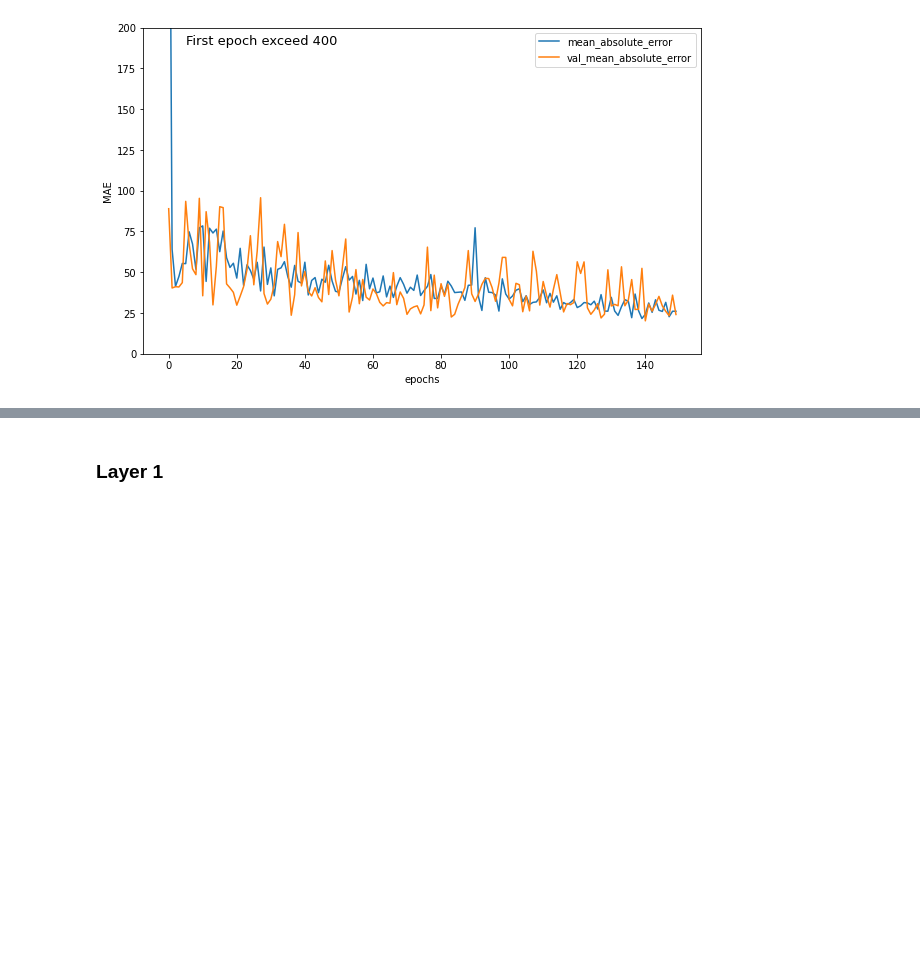
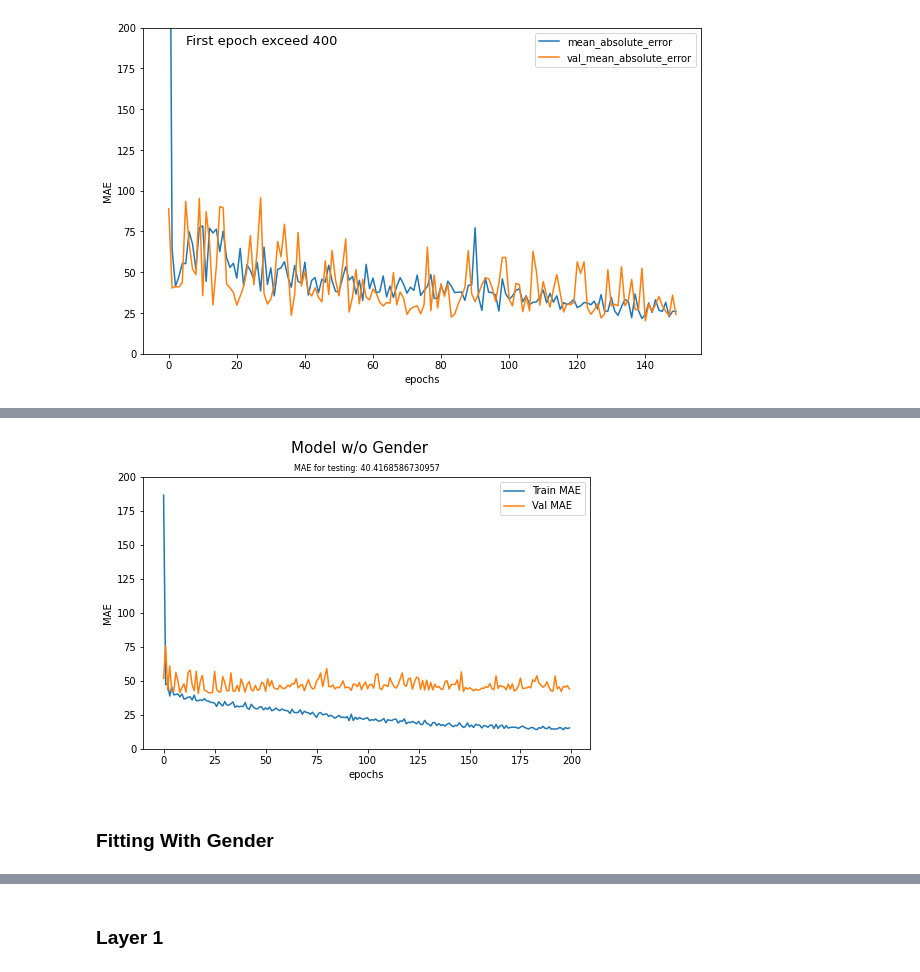
Before and after one commit to rinogrego/Bone-Age-Assessment, a Jupyter notebook: Bone Age Assessment.ipynb, the cells around one changed output, grey strips where cells are left out. Saved outputs shown, nothing was run; the diff lists cells and outputs as text; code cells hidden in the pictures; blank space fills up the shorter version.

Commit message:
adding feature visualization & gender vectors

```diff
--- a/Bone Age Assessment.ipynb
+++ b/Bone Age Assessment.ipynb
@@ -481,0 +444,4 @@ plt.show()
+# %%
+X_train_vectors = cnn_layer.predict(train_generator)
+X_validation_vectors = cnn_layer.predict(validation_generator)
+X_test_vectors = cnn_layer.predict(test_generator)
@@ -481,0 +456,4 @@ plt.show()
+# %%
+Y_train_vectors = train_generator.labels
+Y_validation_vectors = validation_generator.labels
+Y_test_vectors = test_generator.labels
@@ -481,0 +499,4 @@ plt.show()
+# %%
+model_wg = model_build(cnn_layer, gender=False)
+model_wg.summary()
+model_wg.compile(loss='mean_absolute_error', metrics=[MeanAbsoluteError()])
@@ -481,0 +522,7 @@ plt.show()
+# %%
+hist_wg = model_wg.fit(
+    X_train_vectors,
+    Y_train_vectors,
+    epochs=200,
+    validation_data=(X_validation_vectors, Y_validation_vectors)
+)
@@ -481,0 +553,15 @@ plt.show()
+# %%
+plt.figure(figsize=(8,5))
+plt.plot(hist_wg.history['mean_absolute_error'])
+plt.plot(hist_wg.history['val_mean_absolute_error'])
+plt.gca().set_ylim([0, 200])
+plt.xlabel("epochs")
+plt.ylabel("MAE")
+plt.legend(['Train MAE', 'Val MAE'])
+plt.title(f"MAE for testing: {res_wg[0]}", size=8)
+plt.suptitle("Model w/o Gender", size=15)
+plt.show()
+# %% [output]
+[figure, added]
+# %% [markdown]
+### Fitting With Gender
```
Also changed, not shown: parts of 30 cells of this notebook.
